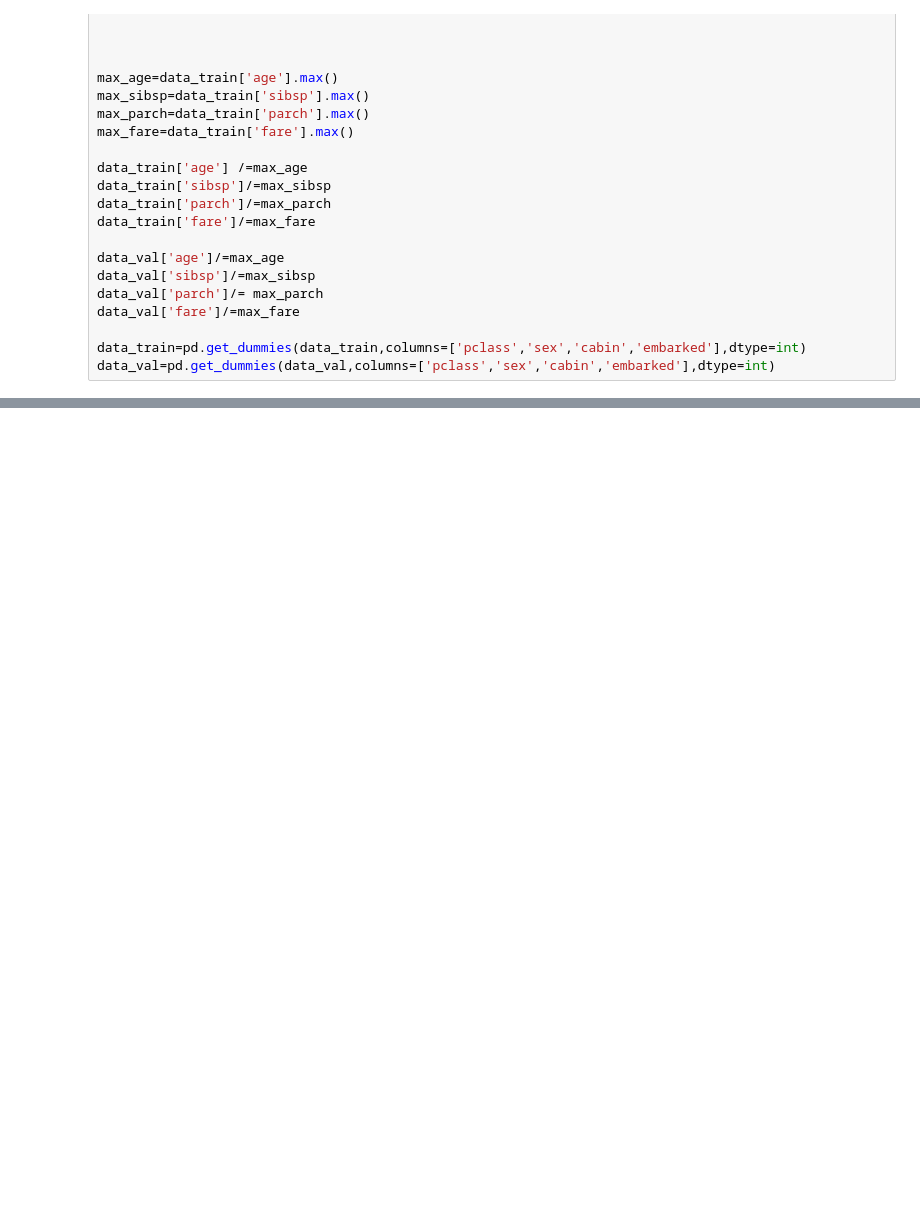
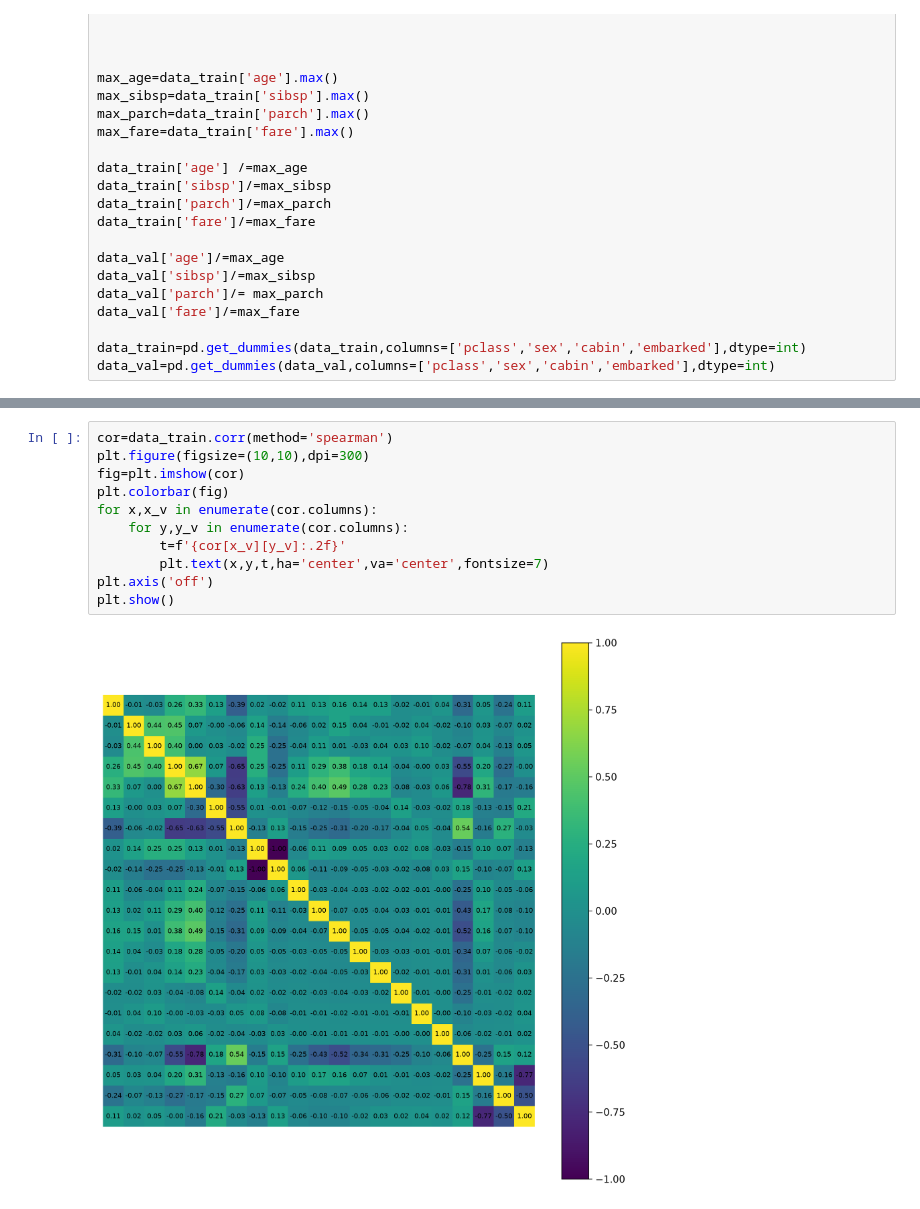
Before and after one commit to NikitaGordievich/LogisticRegression, a Jupyter notebook: dataanalization.ipynb, the cells around one changed output, grey strips where cells are left out. Drawn from its saved outputs; the diff is of its cells as text; blank space fills up the shorter version.

Commit message:
analiz corr spearman

```diff
--- a/dataanalization.ipynb
+++ b/dataanalization.ipynb
@@ -131,3 +132,16 @@ data_train
 | 1231 | 0.3625 | 0.125 | 0.111111 | 0.020421 | 0 | 0 | 1 | 1 | 0 | 0 | ... |
 | 906 | 0.3375 | 0.000 | 0.000000 | 0.015330 | 0 | 0 | 1 | 0 | 1 | 0 | ... |
 916 rows × 21 columns
+# %%
+cor=data_train.corr(method='spearman')
+plt.figure(figsize=(10,10),dpi=300)
+fig=plt.imshow(cor)
+plt.colorbar(fig)
+for x,x_v in enumerate(cor.columns):
+    for y,y_v in enumerate(cor.columns):
+        t=f'{cor[x_v][y_v]:.2f}'
+        plt.text(x,y,t,ha='center',va='center',fontsize=7)
+plt.axis('off')
+plt.show()
+# %% [output]
+[figure, added]
```
Also changed, not shown: parts of 2 cells of this notebook, 1 other file.
